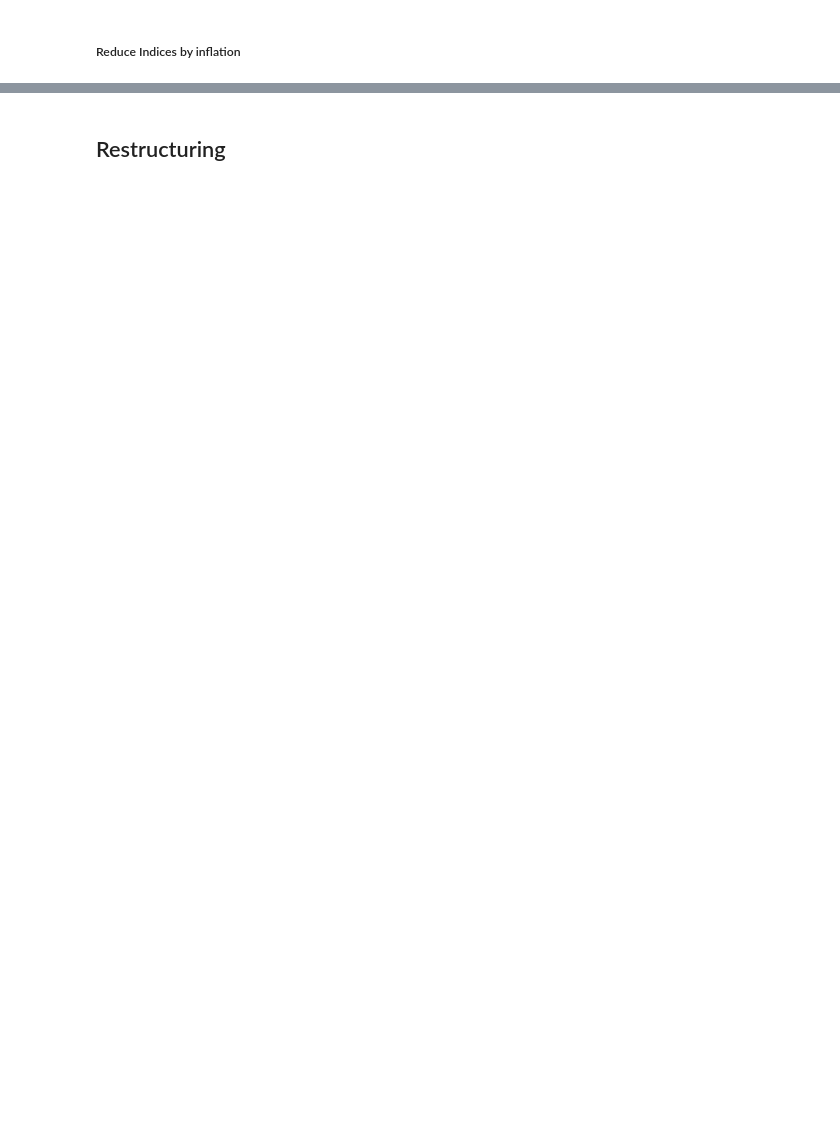
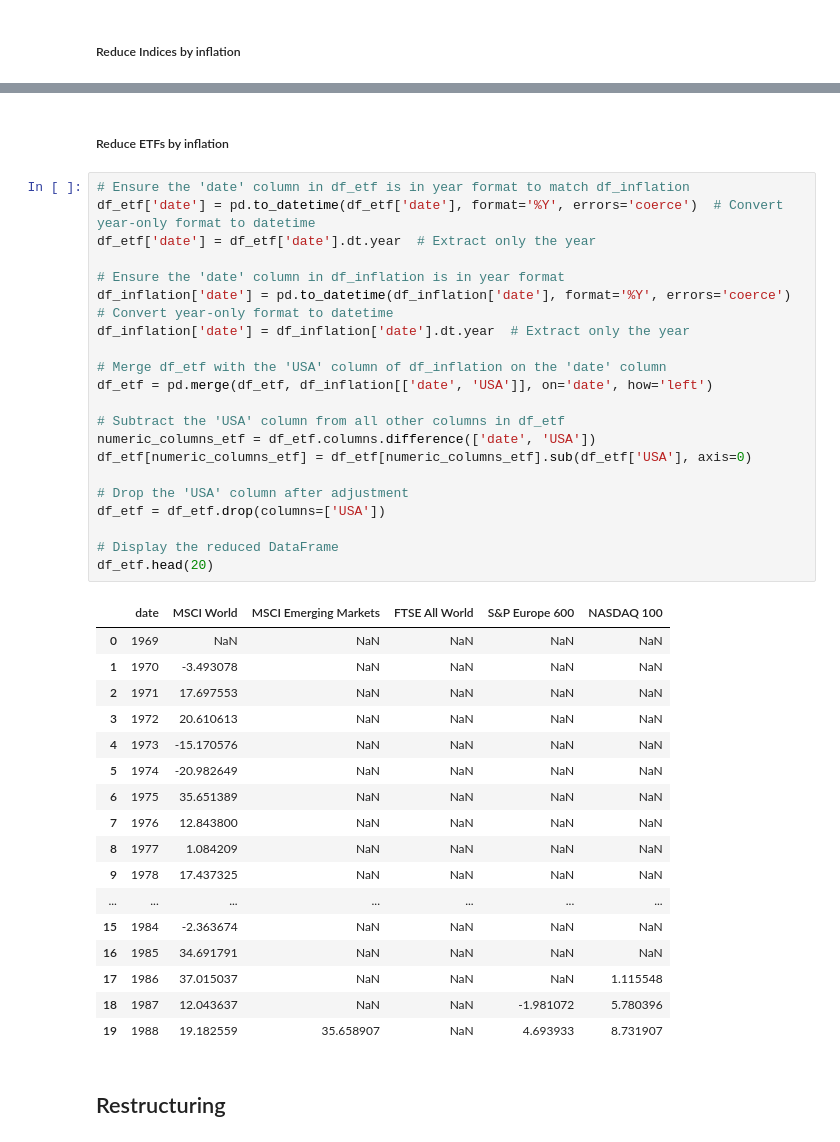
Before and after one commit to merekat/hb-passiv-income, a Jupyter notebook: script.ipynb, the cells around one changed output, grey strips where cells are left out. Cells and saved outputs as stored; diff of their text form; blank space fills up the shorter version.

```diff
--- a/script.ipynb
+++ b/script.ipynb
@@ -161,3 +160,44 @@ df_etf.head(10)
+# %% [markdown]
+##### Reduce ETFs by inflation
+# %%
+# Ensure the 'date' column in df_etf is in year format to match df_inflation
+df_etf['date'] = pd.to_datetime(df_etf['date'], format='%Y', errors='coerce')  # Convert year-only format to datetime
+df_etf['date'] = df_etf['date'].dt.year  # Extract only the year
+
+# Ensure the 'date' column in df_inflation is in year format
+df_inflation['date'] = pd.to_datetime(df_inflation['date'], format='%Y', errors='coerce')  # Convert year-only format to datetime
+df_inflation['date'] = df_inflation['date'].dt.year  # Extract only the year
+
+# Merge df_etf with the 'USA' column of df_inflation on the 'date' column
+df_etf = pd.merge(df_etf, df_inflation[['date', 'USA']], on='date', how='left')
+
+# Subtract the 'USA' column from all other columns in df_etf
+numeric_columns_etf = df_etf.columns.difference(['date', 'USA'])
+df_etf[numeric_columns_etf] = df_etf[numeric_columns_etf].sub(df_etf['USA'], axis=0)
+
+# Drop the 'USA' column after adjustment
+df_etf = df_etf.drop(columns=['USA'])
+
+# Display the reduced DataFrame
+df_etf.head(20)
+# %% [output]
+|  | date | MSCI World | MSCI Emerging Markets | FTSE All World | S&P Europe 600 | NASDAQ 100 |
+| 0 | 1969 | NaN | NaN | NaN | NaN | NaN |
+| 1 | 1970 | -3.493078 | NaN | NaN | NaN | NaN |
+| 2 | 1971 | 17.697553 | NaN | NaN | NaN | NaN |
+| 3 | 1972 | 20.610613 | NaN | NaN | NaN | NaN |
+| 4 | 1973 | -15.170576 | NaN | NaN | NaN | NaN |
+| 5 | 1974 | -20.982649 | NaN | NaN | NaN | NaN |
+| 6 | 1975 | 35.651389 | NaN | NaN | NaN | NaN |
+| 7 | 1976 | 12.843800 | NaN | NaN | NaN | NaN |
+| 8 | 1977 | 1.084209 | NaN | NaN | NaN | NaN |
+| 9 | 1978 | 17.437325 | NaN | NaN | NaN | NaN |
+| ... | ... | ... | ... | ... | ... | ... |
+| 15 | 1984 | -2.363674 | NaN | NaN | NaN | NaN |
+| 16 | 1985 | 34.691791 | NaN | NaN | NaN | NaN |
+| 17 | 1986 | 37.015037 | NaN | NaN | NaN | 1.115548 |
+| 18 | 1987 | 12.043637 | NaN | NaN | -1.981072 | 5.780396 |
+| 19 | 1988 | 19.182559 | 35.658907 | NaN | 4.693933 | 8.731907 |
 # %% [markdown]
 ## Restructuring
 # %%
```
Also changed, not shown: parts of 6 cells of this notebook, 5 other files.
